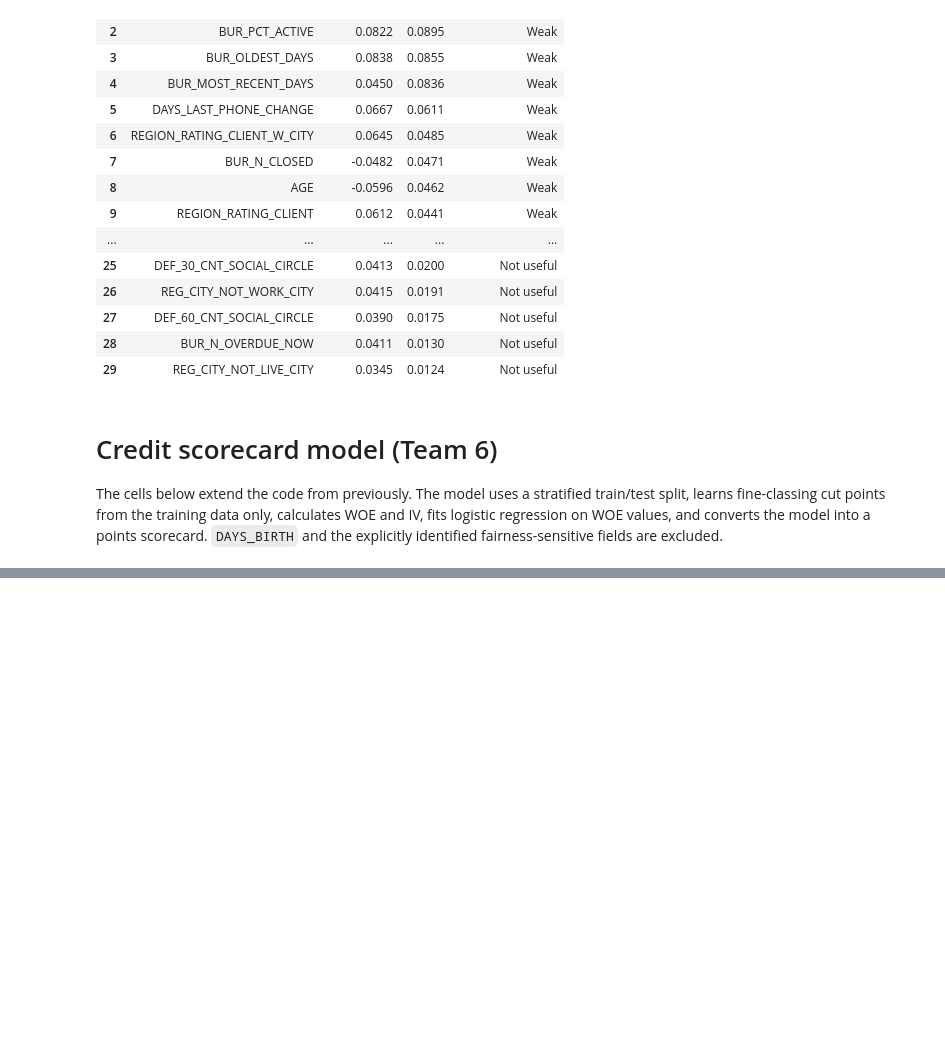
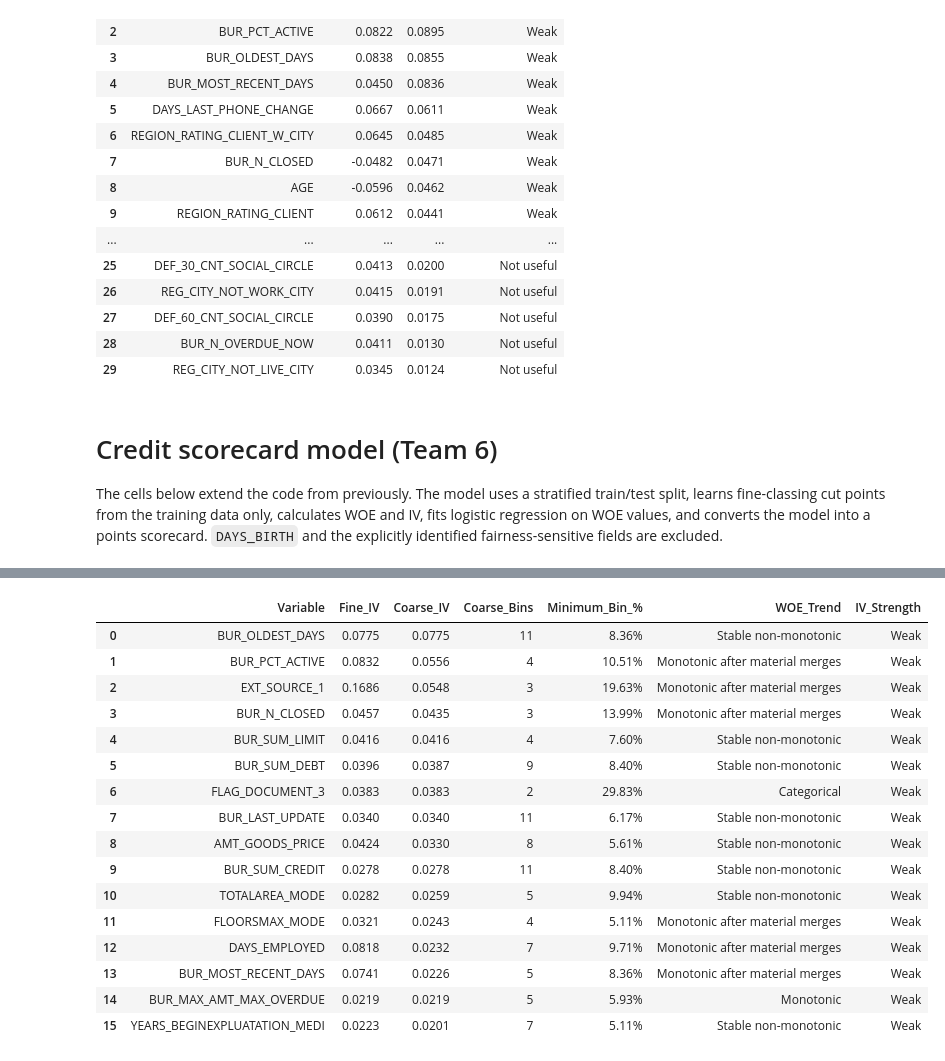
Before and after one commit to raykeat/fin-analytics-proj, a Jupyter notebook: is453_project.ipynb, the cells around one changed output, grey strips where cells are left out. Cells and saved outputs as stored; diff of their text form; code cells hidden in the pictures; blank space fills up the shorter version.

Commit message:
Coarse classing added

```diff
--- a/is453_project.ipynb
+++ b/is453_project.ipynb
@@ -1,7 +1,7 @@
 # %%
 import pandas as pd
-application_df = pd.read_csv('IS453 Group Assignment - Data/IS453 Group Assignment - Application Data.csv')
-bureau_df = pd.read_csv('IS453 Group Assignment - Data/IS453 Group Assignment - Bureau Data.csv')
+application_df = pd.read_csv('../IS453 Group Assignment - Data/IS453 Group Assignment - Application Data.csv')
+bureau_df = pd.read_csv('../IS453 Group Assignment - Data/IS453 Group Assignment - Bureau Data.csv')
 # %% [markdown]
 # Week 7 Preparation
 Unpack the file "IS453 Group Assignment - Data.zip"<BR>
@@ -471,0 +617,75 @@ lr = LogisticRegression(solver='liblinear', max_iter=1000, random_state=453)
+# %%
+# Coarse-class each surviving variable before fitting logistic regression.
+coarse_models, coarse_tables, coarse_iv_rows = {}, {}, []
+train_woe = pd.DataFrame(index=train_df.index)
+test_woe = pd.DataFrame(index=test_df.index)
+final_features = []
+dropped_coarse_iv = []
+coarse_business_reasons = {
+    'EXT_SOURCE_1': 'External risk score; a stable non-linear relationship is plausible.',
+    'BUR_DEBT_RATIO': 'Existing debt burden can have threshold and non-linear effects.',
+    'BUR_PCT_ACTIVE': 'Active-credit proportion can have threshold effects.',
+    'DAYS_EMPLOYED': 'Employment stability can have threshold effects.',
+    'BUR_OLDEST_DAYS': 'Credit-history length can have threshold effects.',
+    'DAYS_LAST_PHONE_CHANGE': 'Recent profile changes can indicate instability.',
+    'AMT_CREDIT': 'Requested loan size can have affordability thresholds.',
+    'DAYS_ID_PUBLISH': 'Profile-history age can have threshold effects.',
+}
+
+
+for feature in final_candidates:
+    mapping, fine_table, coarse_table, woe_trend = coarse_class(
+        fine_bins_train[feature],
+        train_df['TARGET'],
+        fine_models[feature],
+        min_bin_pct=0.05,
+        woe_tolerance=0.05,
+    )
+    coarse_iv = coarse_table['IV'].sum() if 'IV' in coarse_table else coarse_table['iv'].sum()
+
+    # Apply the standard weak-IV cutoff after final coarse binning.
+    if coarse_iv < 0.02:
+        dropped_coarse_iv.append({'Variable': feature, 'Coarse_IV': coarse_iv})
+        continue
+    train_labels = fine_bins_train[feature].map(mapping)
+    test_labels = fine_bins_test[feature].map(mapping)
+    woe_mapping = woe_table_from_bins(train_labels, train_df['TARGET'])['woe'].to_dict()
+    train_woe[feature] = train_labels.map(woe_mapping).fillna(0.0)
+    test_woe[feature] = test_labels.map(woe_mapping).fillna(0.0)
+    final_features.append(feature)
+    coarse_models[feature] = mapping
+    coarse_tables[feature] = woe_table_from_bins(train_labels, train_df['TARGET'])
+    coarse_iv_rows.append({
+        'Variable': feature,
+        'Fine_IV': fine_table['iv'].sum(),
+        'Coarse_IV': coarse_iv,
+        'Coarse_Bins': len(coarse_tables[feature]),
+        'Minimum_Bin_%': coarse_tables[feature]['count'].min() / len(train_df),
+        'WOE_Trend': woe_trend,
+        'IV_Strength': iv_strength(coarse_iv),
+    })
+
+if dropped_coarse_iv:
+    print('Dropped after coarse IV check (IV < 0.02):')
+    display(pd.DataFrame(dropped_coarse_iv).style.format({'Coarse_IV': '{:.4f}'}))
+if not final_features:
+    raise ValueError('No variables passed the final coarse IV check.')
+
+coarse_iv_table = pd.DataFrame(coarse_iv_rows).sort_values('Coarse_IV', ascending=False).reset_index(drop=True)
+display(coarse_iv_table.style.format({
+    'Fine_IV': '{:.4f}',
+    'Coarse_IV': '{:.4f}',
+    'Minimum_Bin_%': '{:.2%}',
+}))
+
+# Keep the strongest accepted variables within the course's 8-15 variable range.
+max_scorecard_features = 15
+if len(final_features) > max_scorecard_features:
+    selected = coarse_iv_table.head(max_scorecard_features)['Variable'].tolist()
+    print(f'Retaining top {max_scorecard_features} variables by Coarse IV.')
+    final_features = selected
+    train_woe = train_woe[final_features]
+    test_woe = test_woe[final_features]
+print('Final WOE features:', final_features)
+lr = LogisticRegression(solver='liblinear', max_iter=1000, random_state=453)
+# %% [output]
@@ -471,0 +701,17 @@ lr = LogisticRegression(solver='liblinear', max_iter=1000, random_state=453)
+|  | Variable | Fine_IV | Coarse_IV | Coarse_Bins | Minimum_Bin_% | WOE_Trend | IV_Strength |
+| 0 | BUR_OLDEST_DAYS | 0.0775 | 0.0775 | 11 | 8.36% | Stable non-monotonic | Weak |
+| 1 | BUR_PCT_ACTIVE | 0.0832 | 0.0556 | 4 | 10.51% | Monotonic after material merges | Weak |
+| 2 | EXT_SOURCE_1 | 0.1686 | 0.0548 | 3 | 19.63% | Monotonic after material merges | Weak |
+| 3 | BUR_N_CLOSED | 0.0457 | 0.0435 | 3 | 13.99% | Monotonic after material merges | Weak |
+| 4 | BUR_SUM_LIMIT | 0.0416 | 0.0416 | 4 | 7.60% | Stable non-monotonic | Weak |
+| 5 | BUR_SUM_DEBT | 0.0396 | 0.0387 | 9 | 8.40% | Stable non-monotonic | Weak |
+| 6 | FLAG_DOCUMENT_3 | 0.0383 | 0.0383 | 2 | 29.83% | Categorical | Weak |
+| 7 | BUR_LAST_UPDATE | 0.0340 | 0.0340 | 11 | 6.17% | Stable non-monotonic | Weak |
+| 8 | AMT_GOODS_PRICE | 0.0424 | 0.0330 | 8 | 5.61% | Stable non-monotonic | Weak |
+| 9 | BUR_SUM_CREDIT | 0.0278 | 0.0278 | 11 | 8.40% | Stable non-monotonic | Weak |
+| 10 | TOTALAREA_MODE | 0.0282 | 0.0259 | 5 | 9.94% | Stable non-monotonic | Weak |
+| 11 | FLOORSMAX_MODE | 0.0321 | 0.0243 | 4 | 5.11% | Monotonic after material merges | Weak |
+| 12 | DAYS_EMPLOYED | 0.0818 | 0.0232 | 7 | 9.71% | Monotonic after material merges | Weak |
+| 13 | BUR_MOST_RECENT_DAYS | 0.0741 | 0.0226 | 5 | 8.36% | Monotonic after material merges | Weak |
+| 14 | BUR_MAX_AMT_MAX_OVERDUE | 0.0219 | 0.0219 | 5 | 5.93% | Monotonic | Weak |
+| 15 | YEARS_BEGINEXPLUATATION_MEDI | 0.0223 | 0.0201 | 7 | 5.11% | Stable non-monotonic | Weak |
```
Also changed, not shown: parts of 21 cells of this notebook.
